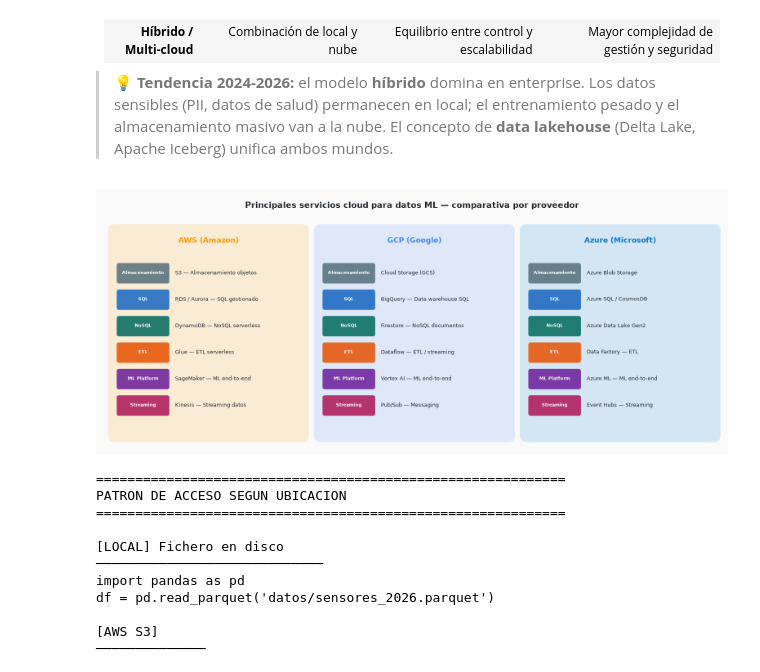
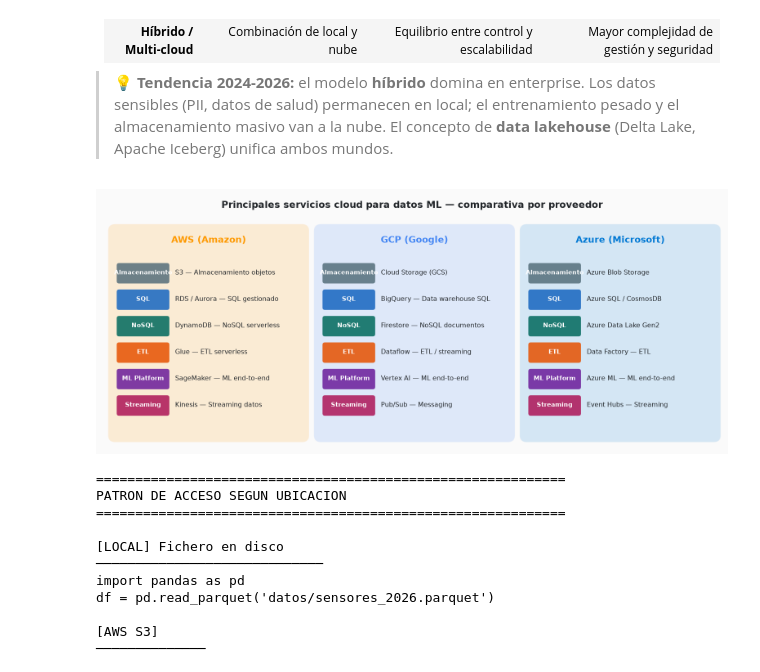
Before and after one commit to alberto-dealarcon-pro/ETCDFM, a Jupyter notebook: UD1/Bloque_1_Naturaleza_y_clasificacion/B1_Naturaleza_y_Clasificacion_de_Fuentes.ipynb, the cells around one changed output. Saved outputs shown, nothing was run; the diff lists cells and outputs as text; code cells hidden in the pictures.

```diff
--- a/UD1/Bloque_1_Naturaleza_y_clasificacion/B1_Naturaleza_y_Clasificacion_de_Fuentes.ipynb
+++ b/UD1/Bloque_1_Naturaleza_y_clasificacion/B1_Naturaleza_y_Clasificacion_de_Fuentes.ipynb
@@ -294,7 +323,7 @@ ax.axis('off')
 fig.patch.set_facecolor('#FAFAFA')
 
 ax.text(6.5, 7.1, 'Fuentes de datos en proyectos de ML — clasificación por origen',
-        ha='center', fontsize=13, fontweight='bold', color='#212529')
+        ha='center', fontsize=15, fontweight='bold', color='#212529')
 
 # Definición de bloques: (x, y, w, h, color, título, items, uso_ml)
 bloques = [
@@ -336,12 +365,12 @@ for (x, y, w, h, color, titulo, items, uso) in bloques:
                          linewidth=2, alpha=0.85)
     ax.add_patch(box)
     ax.text(x + w/2, y + h - 0.28, titulo,
-            ha='center', va='center', fontsize=9, fontweight='bold', color='white')
+            ha='center', va='center', fontsize=11, fontweight='bold', color='white')
     for j, item in enumerate(items):
         ax.text(x + w/2, y + h - 0.65 - j*0.38, '• ' + item,
-                ha='center', va='center', fontsize=7.8, color='#ECEFF1')
+                ha='center', va='center', fontsize=9.8, color='#ECEFF1')
     ax.text(x + w/2, y + 0.22, uso,
-            ha='center', va='center', fontsize=7, color='#B2EBF2',
+            ha='center', va='center', fontsize=9, color='#B2EBF2',
             style='italic', linespacing=1.4)
 
 plt.tight_layout()
@@ -566,7 +595,7 @@ Una dimensión frecuentemente olvidada en los proyectos ML es si los datos proce
 fig, axes = plt.subplots(1, 2, figsize=(12, 4))
 fig.patch.set_facecolor('#FAFAFA')
 fig.suptitle('Comparativa de características: fuentes formales vs no formales',
-             fontsize=12, fontweight='bold', color='#212529')
+             fontsize=14, fontweight='bold', color='#212529')
 
 dimensiones = ['Completitud\n(sin nulos)', 'Consistencia\n(sin errores)',
                'Etiquetado', 'Accesibilidad\n(API/SQL)', 'Volumen\n(potencial)']
@@ -585,14 +614,14 @@ for ax, vals, color, titulo in [
     bars = ax.bar(x, vals, color=color, alpha=0.8, edgecolor='white', linewidth=1.5)
     ax.set_ylim(0, 1.1)
     ax.set_xticks(x)
-    ax.set_xticklabels(dimensiones, fontsize=8.5)
-    ax.set_ylabel('Puntuación típica (0-1)', fontsize=9)
-    ax.set_title(titulo, fontsize=10, fontweight='bold', color=color)
+    ax.set_xticklabels(dimensiones, fontsize=10.5)
+    ax.set_ylabel('Puntuación típica (0-1)', fontsize=11)
+    ax.set_title(titulo, fontsize=12, fontweight='bold', color=color)
     ax.set_facecolor('#F8F9FA')
     ax.spines[['top','right']].set_visible(False)
     for bar, v in zip(bars, vals):
         ax.text(bar.get_x() + bar.get_width()/2, v + 0.02, f'{v:.0%}',
-                ha='center', va='bottom', fontsize=9, fontweight='bold', color=color)
+                ha='center', va='bottom', fontsize=11, fontweight='bold', color=color)
 
 plt.tight_layout()
 plt.show()
@@ -631,7 +660,7 @@ ax.axis('off')
 fig.patch.set_facecolor('#FAFAFA')
 
 ax.text(6.5, 5.2, 'Principales servicios cloud para datos ML — comparativa por proveedor',
-        ha='center', fontsize=12, fontweight='bold', color='#212529')
+        ha='center', fontsize=14, fontweight='bold', color='#212529')
 
 proveedores = [
     (0.3,  '#FF9900', 'AWS (Amazon)',
@@ -648,37 +677,37 @@ proveedores = [
      ['Azure Blob Storage', 'Azure SQL / CosmosDB',
       'Azure Data Lake Gen2', 'Data Factory — ETL',
       'Azure ML — ML end-to-end', 'Event Hubs — Streaming']),
 ]
 
 categorias = ['Almacenamiento', 'SQL', 'NoSQL', 'ETL', 'ML Platform', 'Streaming']
 cat_colors = ['#546E7A','#1565C0','#00695C','#E65100','#6A1B9A','#AD1457']
 
 for x0, color, nombre, servicios in proveedores:
     # Caja principal
     box = FancyBboxPatch((x0, 0.3), 3.9, 4.4,
                          boxstyle="round,pad=0.15",
                          facecolor=color, edgecolor='white', linewidth=2, alpha=0.15)
     ax.add_patch(box)
-    ax.text(x0 + 1.95, 4.45, nombre, ha='center', fontsize=11,
+    ax.text(x0 + 1.95, 4.45, nombre, ha='center', fontsize=13,
             fontweight='bold', color=color)
 
     for j, (servicio, cc) in enumerate(zip(servicios, cat_colors)):
         cat = categorias[j]
         y = 3.8 - j * 0.57
         # Etiqueta categoría
         cat_box = FancyBboxPatch((x0 + 0.08, y - 0.18), 1.0, 0.34,
                                  boxstyle="round,pad=0.05",
                                  facecolor=cc, edgecolor='none', alpha=0.85)
         ax.add_patch(cat_box)
         ax.text(x0 + 0.58, y, cat, ha='center', va='center',
-                fontsize=6.8, color='white', fontweight='bold')
+                fontsize=8.8, color='white', fontweight='bold')
         ax.text(x0 + 1.25, y, servicio, ha='left', va='center',
-                fontsize=7.8, color='#212529')
+                fontsize=9.8, color='#212529')
 
 plt.tight_layout()
 plt.show()
 # %% [output]
-[figure, old version]
+[figure, new version]
 # %%
 # ── Ejemplo: acceso a datos según ubicación con Python ────────────────────
 
```
Also changed, not shown: parts of 11 cells of this notebook, 12 other files.
